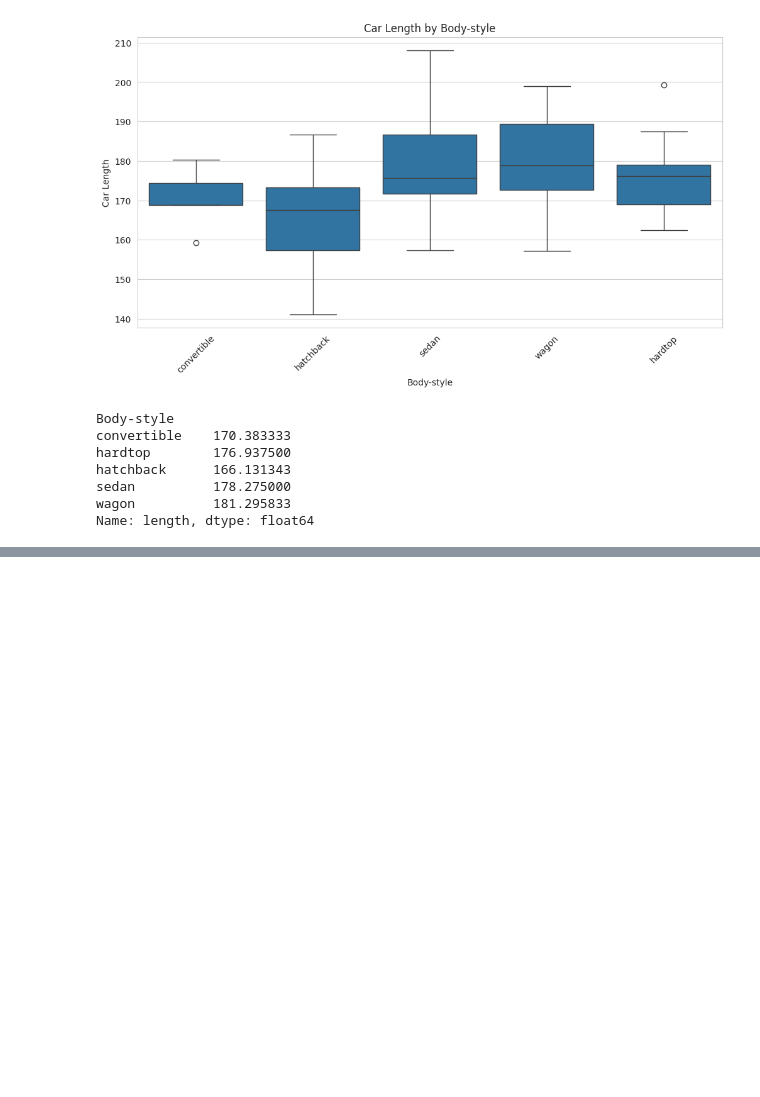
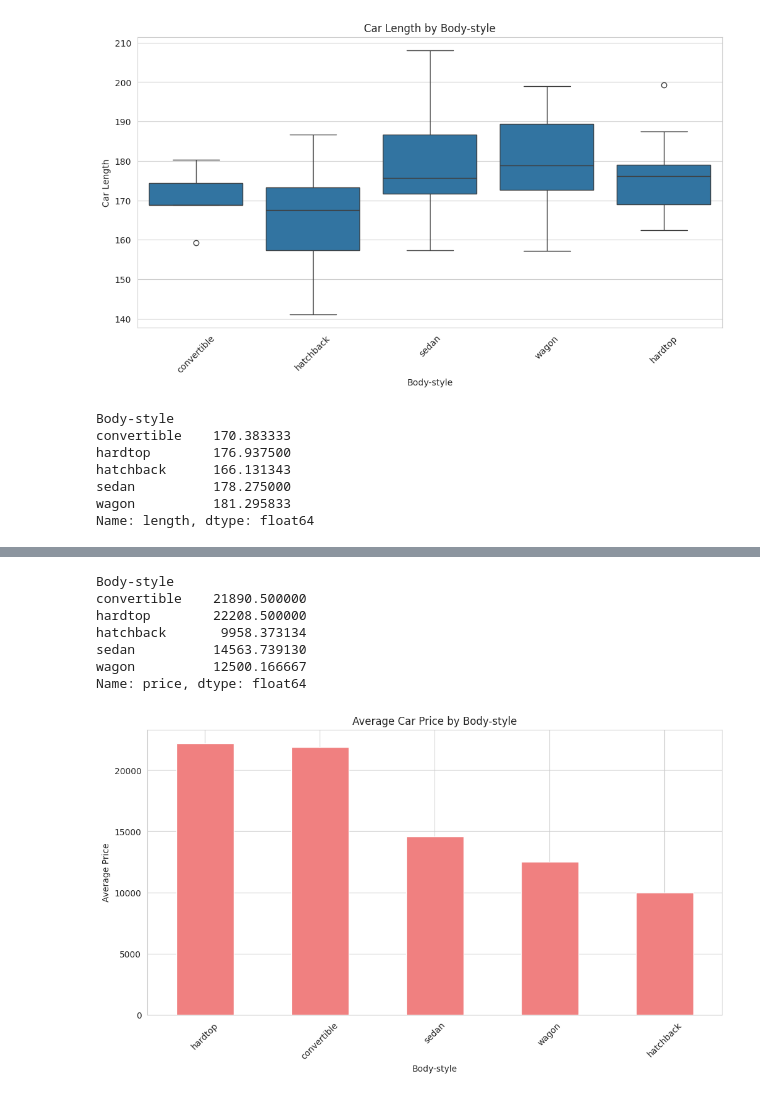
Before and after one commit to claireweng801006/data-analysis, a Jupyter notebook: 05_03_LAB_Automobile_19_翁敏喬.ipynb, the cells around one changed output, grey strips where cells are left out. Cells and saved outputs as stored; diff of their text form; code cells hidden in the pictures; blank space fills up the shorter version.

```diff
--- a/05_03_LAB_Automobile_19_翁敏喬.ipynb
+++ b/05_03_LAB_Automobile_19_翁敏喬.ipynb
@@ -708,0 +756,28 @@ Name: length, dtype: float64
+# %%
+# 練習題
+# 找出Body-style是否會影響車價？
+
+# 使用 groupby 計算每個車身風格的平均車價
+avg_price_by_body_style = data.groupby('Body-style')['price'].mean()
+
+# 顯示結果
+print(avg_price_by_body_style)
+
+# 可視化不同車身風格的平均車價
+# 繪製不同車身風格的平均車價條形圖
+plt.figure(figsize=(12, 6))
+avg_price_by_body_style.sort_values(ascending=False).plot(kind='bar', color='lightcoral')
+plt.title('Average Car Price by Body-style')
+plt.xlabel('Body-style')
+plt.ylabel('Average Price')
+plt.xticks(rotation=45)
+plt.show()
+# %% [output]
+Body-style
+convertible    21890.500000
+hardtop        22208.500000
+hatchback       9958.373134
+sedan          14563.739130
+wagon          12500.166667
+Name: price, dtype: float64
+[figure, added]
```
Also changed, not shown: parts of 11 cells of this notebook.
